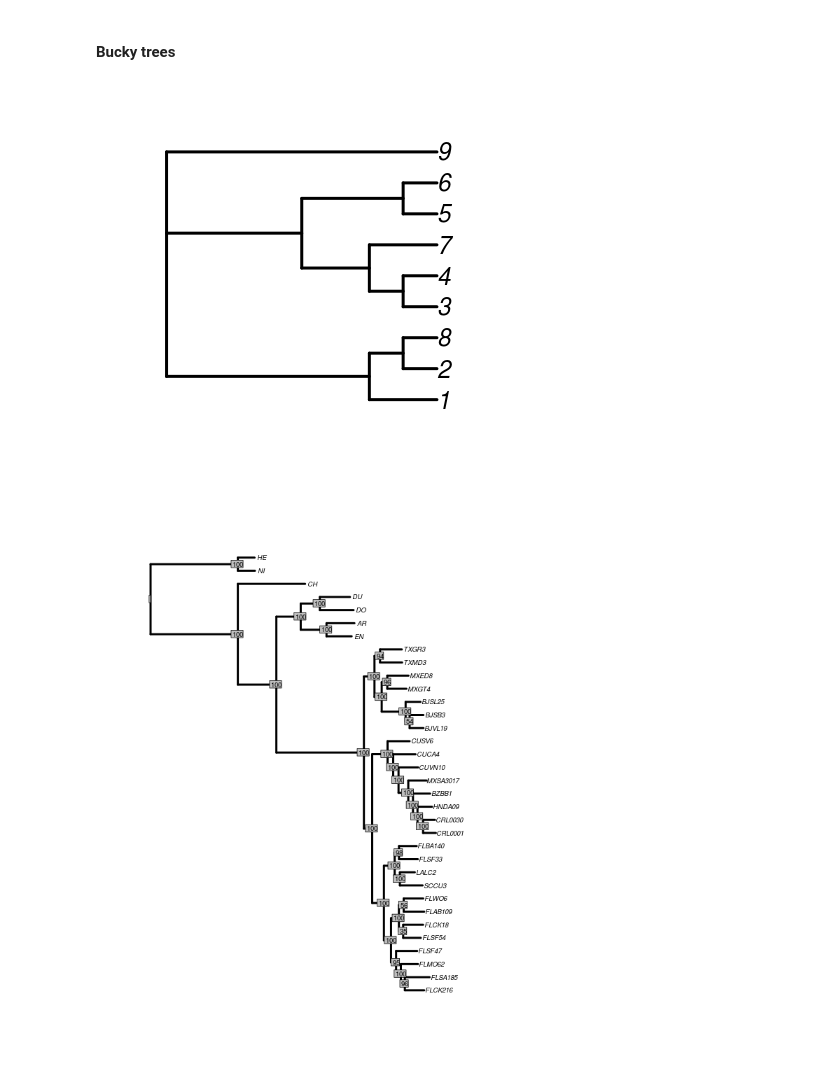
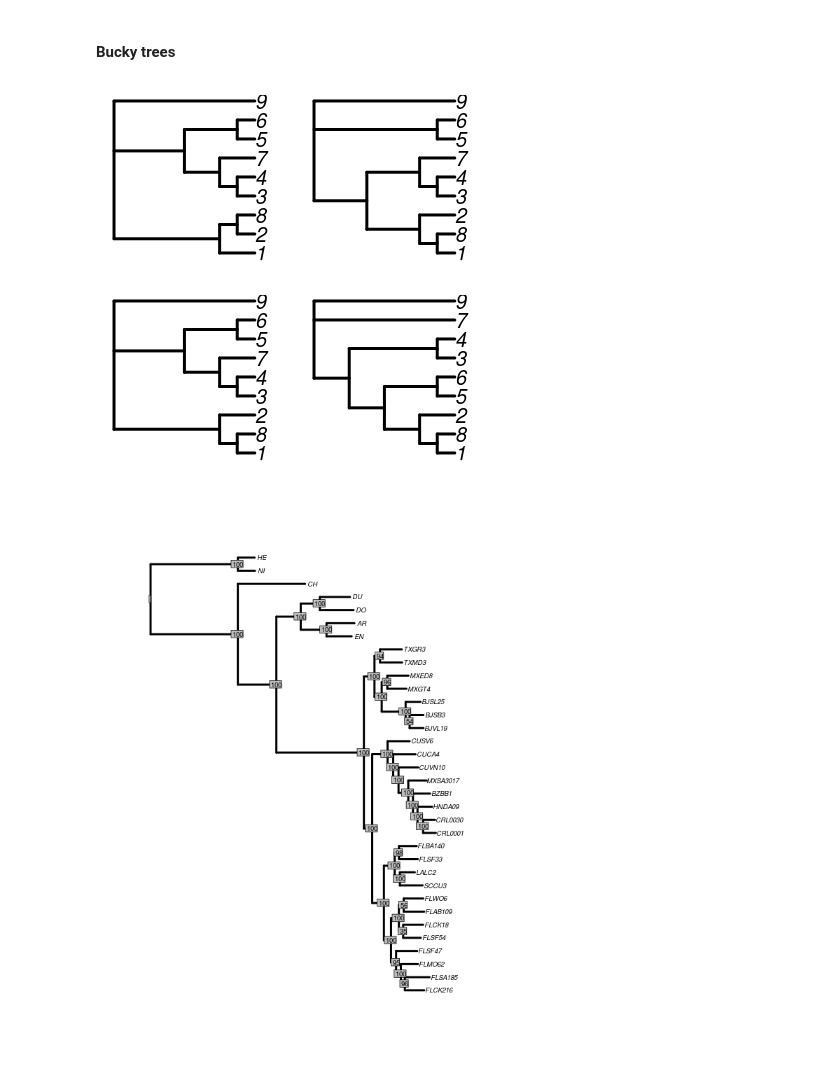
Before and after one commit to dereneaton/virentes, a Jupyter notebook: nb2_virentes_trees.ipynb, the cells around one changed output. Cells and saved outputs as stored; diff of their text form; code cells hidden in the pictures.

```diff
--- a/nb2_virentes_trees.ipynb
+++ b/nb2_virentes_trees.ipynb
@@ -524,17 +527,19 @@ Population Tree:
 library(ape)
 
 alpha1 = read.tree(text="((1,(2,8)),(((3,4),7),(5,6)),9);")
-alpha5 = read.tree(text="")
-alpha20 = read.tree(text="")
+alpha5 = read.tree(text="((((1,8),2),((3,4),7)),(5,6),9);")
+alpha20 = read.tree(text="(((1,8),2),(((3,4),7),(5,6)),9);")
+alphainf = read.tree(text="(((((1,8),2),(5,6)),(3,4)),7,9);")
 # %%
 %%R -w 400 -h 400
-
+par(mfrow=c(2,2),
+    mar=c(2,1,1,2))
 plot(alpha1, edge.width=4, cex=2, adj=0.1)
-#plot(alpha5, edge.width=4, cex=2, adj=0.1)
-#plot(alpha20, edge.width=4, cex=2, adj=0.1)
-#plot(alphainf, edge.width=4, cex=2, adj=0.1)
+plot(alpha5, edge.width=4, cex=2, adj=0.1)
+plot(alpha20, edge.width=4, cex=2, adj=0.1)
+plot(alphainf, edge.width=4, cex=2, adj=0.1)
 # %% [output]
-[figure, old version]
+[figure, new version]
 # %%
 %%R -w 600 -h 800
 library(ape)
```
Also changed, not shown: parts of 2 cells of this notebook.
